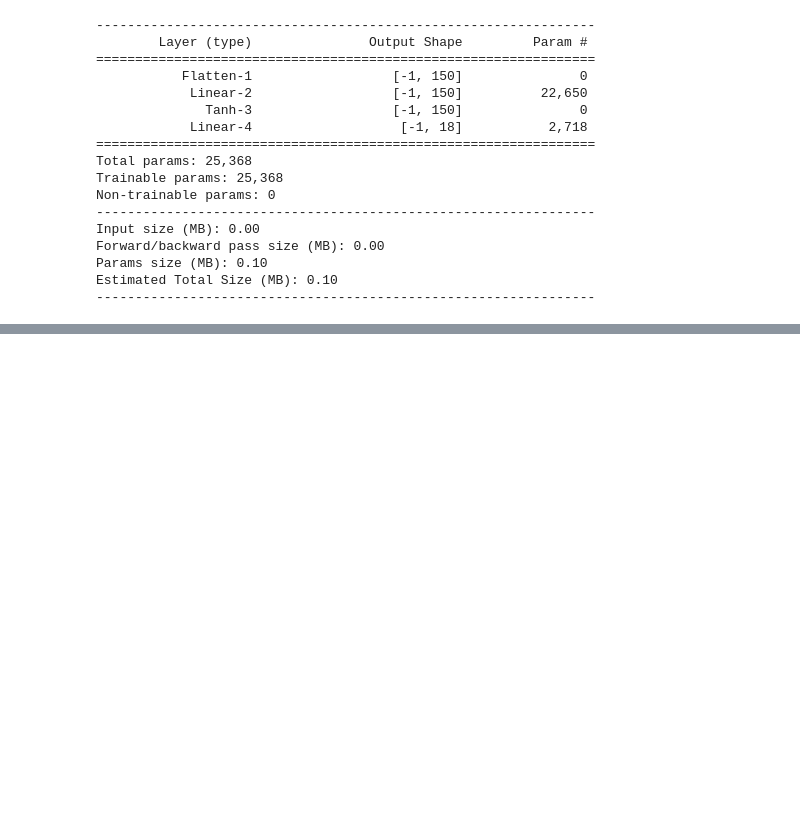
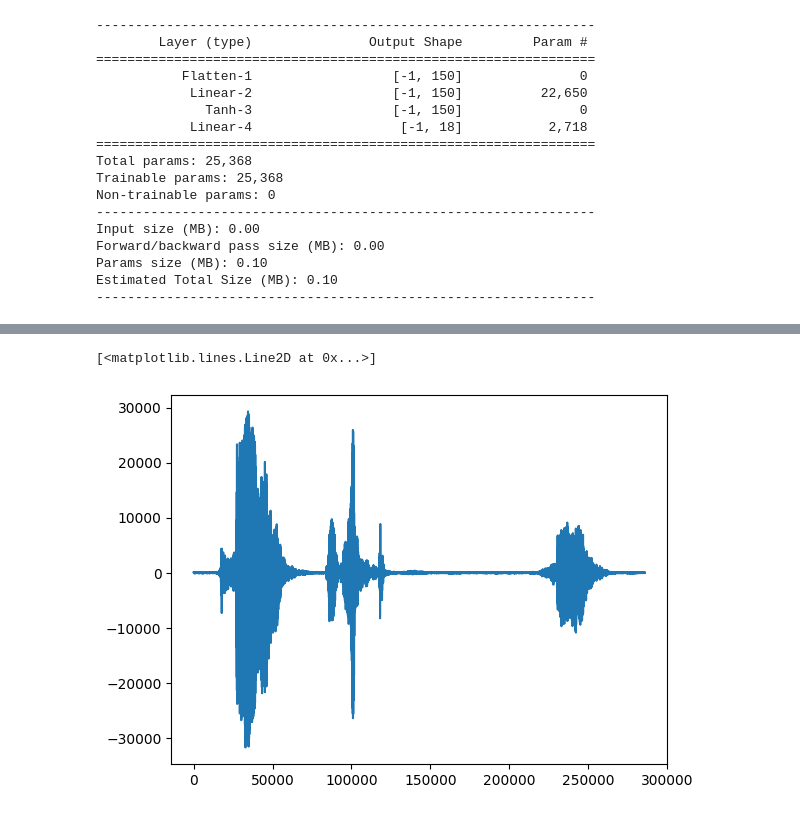
Before and after one commit to damidoriad/projeto-leitura, a Jupyter notebook: lytera-nov24.ipynb, the cells around one changed output, grey strips where cells are left out. Drawn from its saved outputs; the diff is of its cells as text; code cells hidden in the pictures; blank space fills up the shorter version.

```diff
--- a/lytera-nov24.ipynb
+++ b/lytera-nov24.ipynb
@@ -177,0 +214,3 @@ fig.show()
+# %%
+arqs = os.listdir()
+arqs
@@ -177,0 +219,4 @@ fig.show()
+# %%
+fs, s = wavfile.read(arqs[1])
+print(arqs[1])
+Audio(s,rate=fs)
@@ -177,0 +225,3 @@ fig.show()
+# %%
+pini, pfim = segmentador(s, fs)
+pini, pfim
@@ -177,0 +241,3 @@ fig.show()
+# %%
+i = 0
+Audio(s[pini[i]:pfim[i]],rate=fs)
@@ -177,0 +246,5 @@ fig.show()
+# %%
+plt.plot(s[pini[i]:pfim[i]])
+# %% [output]
+[<matplotlib.lines.Line2D at 0x...>]
+[figure, added]
```
Also changed, not shown: parts of 23 cells of this notebook.
